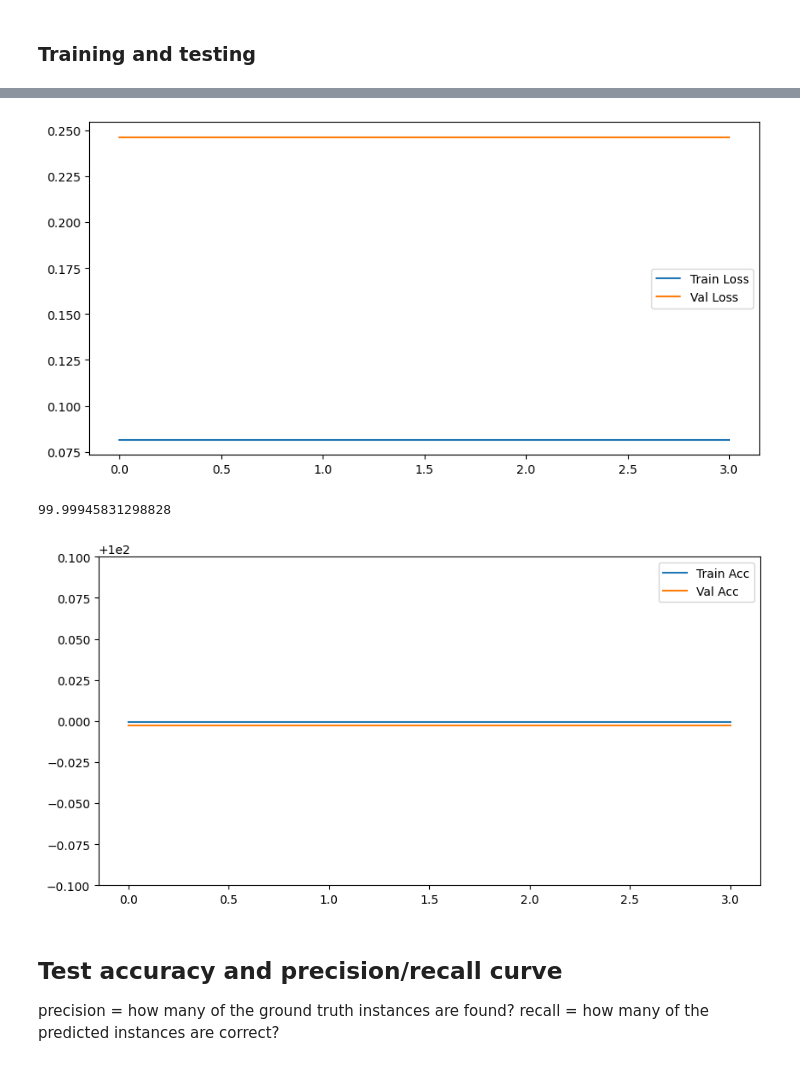
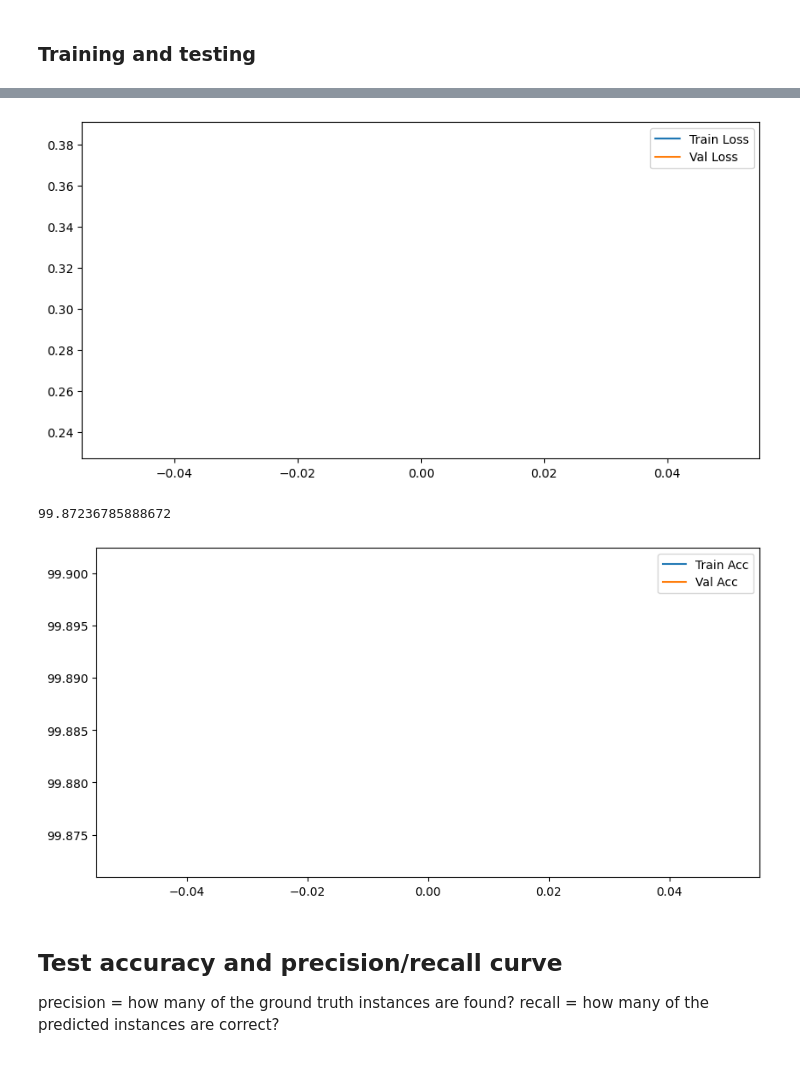
Before and after one commit to GeoKauko/TheNavySeals, a Jupyter notebook: 2_Seal_detection.ipynb, the cells around one changed output, grey strips where cells are left out. Drawn from its saved outputs; the diff is of its cells as text; code cells hidden in the pictures.

```diff
--- a/2_Seal_detection.ipynb
+++ b/2_Seal_detection.ipynb
@@ -145,5 +142,5 @@ test_dataset = segmentation_dataset(test_data_path, transform=transform)
 # %%
-image, mask = train_dataset[60]
+image, mask = train_dataset[160]
 fig, axes = plt.subplots(1, 2, figsize=(10, 5))
 axes[0].imshow(image.permute(1, 2, 0), cmap = 'gray')  # Convert from tensor format (C, H, W) to (H, W, C)
 axes[0].set_title('Image')
@@ -161,7 +158,7 @@ torch.Size([1, 320, 320])
 torch.Size([1, 320, 320])
 # %%
 #Check which indices contain seals for train and test set
-'''
+
 train_dataset_seals = []
 background_number_train = 249
 background_number_test = 89
@@ -176,24 +173,24 @@ for i in range(0, len(train_dataset)):
         train_dataset_seals.append(train_dataset[i])
         background_number_train -= 1
 
-test_dataset_seals = []
-for i in range(0, len(test_dataset)):
-    image, mask = test_dataset[i]
+val_dataset_seals = []
+for i in range(0, len(val_dataset)):
+    image, mask = val_dataset[i]
     mean_image = image.float().mean().item()
     mean_mask = mask.float().mean().item()
     if (mean_mask > 0):
-        test_dataset_seals.append(test_dataset[i])
+        val_dataset_seals.append(val_dataset[i])
     elif (background_number_test != 0) and (mean_image > 250):
-        test_dataset_seals.append(test_dataset[i])
+        val_dataset_seals.append(val_dataset[i])
         background_number_test -= 1
-'''
 
-# Create train and test data loaders only containing images with seals (!)
-train_loader = torch.utils.data.DataLoader(train_dataset, batch_size=batch_size, shuffle=False)
-val_loader = torch.utils.data.DataLoader(val_dataset, batch_size=batch_size, shuffle=False)
-test_loader = torch.utils.data.DataLoader(test_dataset, batch_size=batch_size, shuffle=False) #Shuffle on or off?
+
+# Create train and test data loaders
+train_loader = torch.utils.data.DataLoader(train_dataset_seals, batch_size=batch_size, shuffle=True)
+val_loader = torch.utils.data.DataLoader(val_dataset_seals, batch_size=batch_size, shuffle=True)
+#test_loader = torch.utils.data.DataLoader(test_dataset, batch_size=batch_size, shuffle=False) #Shuffle on or off?
 # %%
-image, mask = train_dataset[60]
+image, mask = train_dataset_seals[450]
 fig, axes = plt.subplots(1, 2, figsize=(10, 5))
 axes[0].imshow(image.permute(1, 2, 0), cmap = 'gray')  # Convert from tensor format (C, H, W) to (H, W, C)
 axes[0].set_title('Image')
@@ -275,7 +253,7 @@ Unet(
 ### Training and testing
 # %%
 learning_rate = 0.001
-num_epochs = 4
+num_epochs = 1
 # Define the loss function and optimizer
 # Tversky loss https://www.kaggle.com/code/bigironsphere/loss-function-library-keras-pytorch
 alpha = 0.1
@@ -289,7 +267,7 @@ def accuracy(all_outputs, all_masks, threshold = 0.5):
     all_outputs = torch.cat(all_outputs, dim = 0)
     all_masks= torch.cat(all_masks, dim = 0)
 
-    pred = (all_outputs > 0.9).float()
+    pred = (all_outputs > threshold).float()
     cor_pred = (pred == all_masks).float().sum()
 
     total_pred = all_masks.numel()
@@ -297,6 +275,9 @@ def accuracy(all_outputs, all_masks, threshold = 0.5):
 
     return(accuracy.item())
 
+def get_lr(optimizer):
+    for param_group in optimizer.param_groups:
+        return param_group['lr']
 
 class TverskyLoss(nn.Module):
     def __init__(self, weight=None, size_average=True):
@@ -327,6 +308,7 @@ criterion = TverskyLoss()
 #criterion = nn.BCEWithLogitsLoss()  # Binary Cross Entropy loss with logits
 
 optimizer = optim.Adam(model.parameters(), lr=learning_rate)
+scheduler = torch.optim.lr_scheduler.StepLR(optimizer, step_size=6, gamma=0.1)
 
 # Training and validation loop
 device = torch.device("cuda" if torch.cuda.is_available() else "cpu")
@@ -338,6 +320,8 @@ val_losses = []
 tr_accs = []
 val_accs = []
 for epoch in range(num_epochs):
+    start_time = time.time() #start time for epoch
+
     model.train()
     train_loss = 0.0
     tr_all_outputs = []
@@ -383,7 +367,11 @@ for epoch in range(num_epochs):
     val_loss /= len(val_loader)
     val_losses.append(val_loss)
 
-    print(f'Epoch {epoch+1}/{num_epochs}, Train Loss: {train_loss:.4f}, Val Loss: {val_loss:.4f}')
+    scheduler.step()
+
+    end_time = time.time()
+    epoch_time = end_time - start_time
+    print(f'Epoch {epoch+1}/{num_epochs}, Train Loss: {train_loss:.4f}, Val Loss: {val_loss:.4f}, Epoch time: {epoch_time: .2f}s, LR: {get_lr(optimizer)}')
     print(f'Epoch {epoch+1}/{num_epochs}, Train Accuracy: {tr_acc:.4f}%, Val Accuracy: {val_acc:.4f}% \n')
 
 # Plot training and validation loss
@@ -407,16 +386,16 @@ Epoch 4/4, Train Accuracy: 99.9995%, Val Accuracy: 99.9974%
-[figure, old version]
+[figure, new version]
 # %%
 print(tr_acc)
 
 plt.figure(figsize=(10, 5))
 plt.plot(tr_accs, label='Train Acc')
 plt.plot(val_accs, label = "Val Acc")
-plt.ylim(99.9, 100.1)
+#plt.ylim(99.9, 100.1)
 plt.legend()
 plt.show()
 # %% [output]
-99.99945831298828
+99.87236785888672
-[figure, old version]
+[figure, new version]
 # %% [markdown]
 ## Test accuracy and precision/recall curve
 
```
Also changed, not shown: parts of 9 cells of this notebook.
